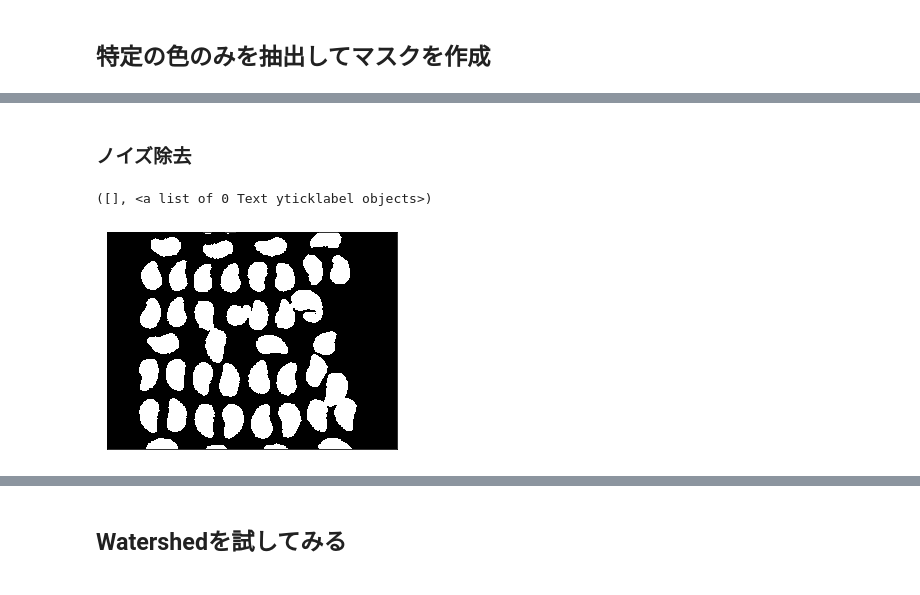
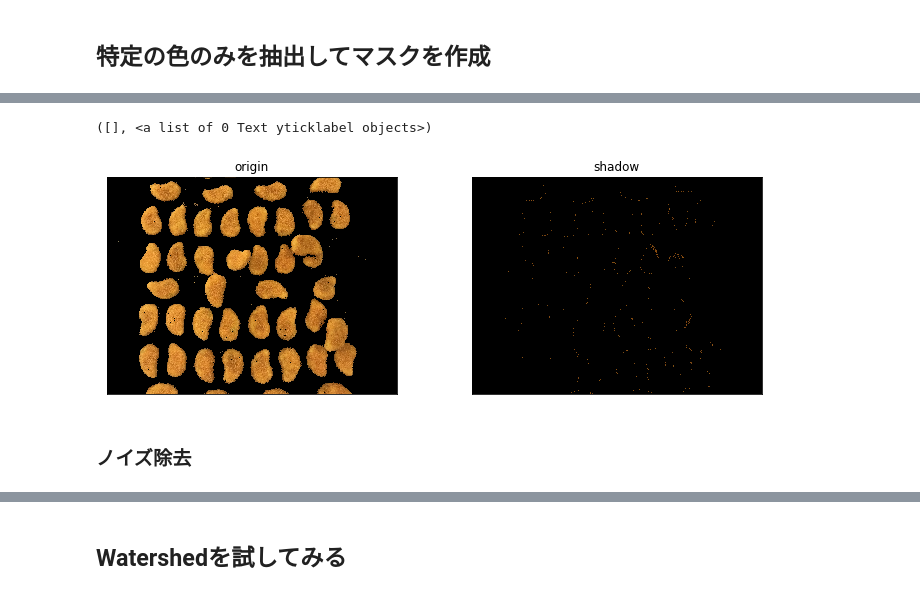
Before and after one commit to kargenk/fried_shrimp_detection, a Jupyter notebook: make_mask.ipynb, the cells around one changed output, grey strips where cells are left out. Drawn from its saved outputs; the diff is of its cells as text; code cells hidden in the pictures.

```diff
--- a/make_mask.ipynb
+++ b/make_mask.ipynb
@@ -142,16 +154,21 @@ plt.yticks([])
+# %%
+plt.figure(figsize=(12, 4))
+plt.subplot(121); plt.title('origin')
+plt.imshow(shrimp)
+plt.xticks([])
+plt.yticks([])
+
+# RGBでのエビフライの影色抽出(重畳検出)
+shadow_lower = np.array([116, 63, 13])    # 下限
+shadow_upper = np.array([143, 85, 22])    # 上限
+shadow_mask = cv2.inRange(img, shadow_lower, shadow_upper)  # マスク画像
+shadow = cv2.bitwise_and(img, img, mask=shadow_mask)        # クリッピング画像
+plt.subplot(122); plt.title('shadow')
+plt.imshow(shadow)
+plt.xticks([])
+plt.yticks([])
+# %% [output]
+([], <a list of 0 Text yticklabel objects>)
+[figure, added]
 # %% [markdown]
 ### ノイズ除去
-# %%
-# 収縮の後に膨張(opening)させて背景領域中の白点の除去
-kernel = np.ones((12, 12), np.uint8)  # やや広めに取る
-opening = cv2.morphologyEx(mask_bin, cv2.MORPH_OPEN, kernel)
-# plt.imshow(opening, cmap='gray')
-
-# 膨張の後に収縮(closing)させて，前景領域中の黒点の除去
-closing = cv2.morphologyEx(opening, cv2.MORPH_CLOSE, kernel)
-plt.imshow(closing, cmap='gray')
-plt.xticks([])
-plt.yticks([])
-# %% [output]
-([], <a list of 0 Text yticklabel objects>)
-[figure, removed]
```
Also changed, not shown: parts of 9 cells of this notebook.
